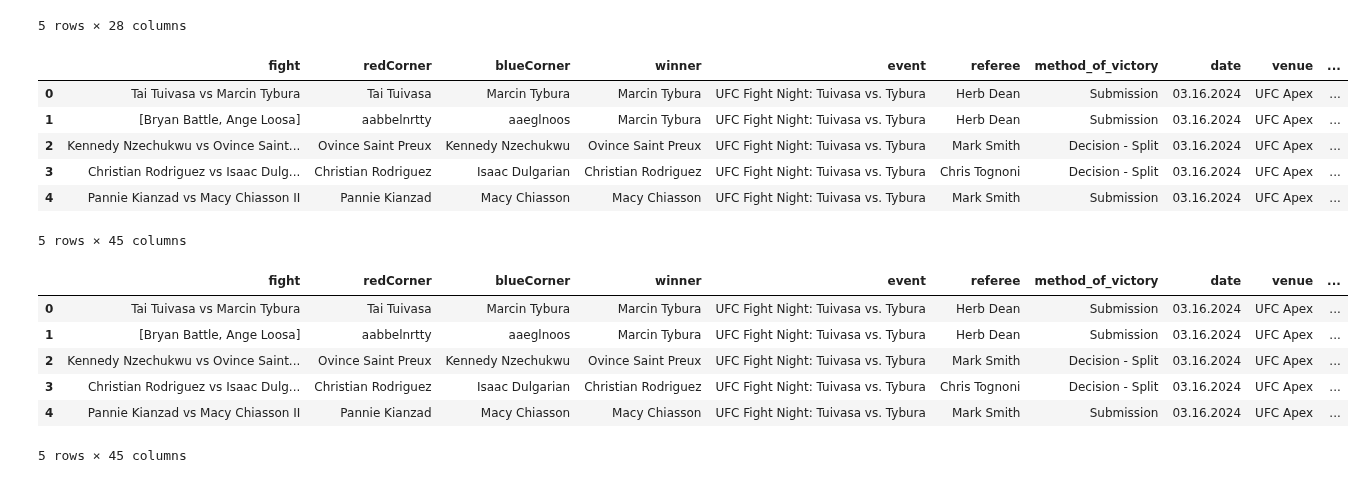
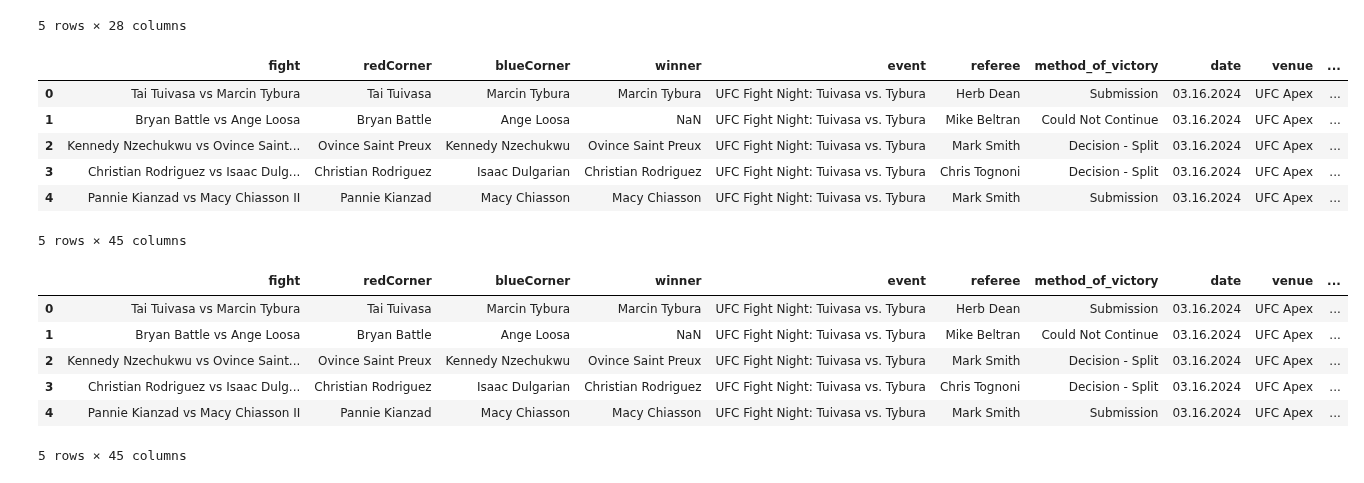
Before and after one commit to maxbraith/UFCModel, a Jupyter notebook: UFCModelGit/updateData/updateData.ipynb, the cells around one changed output. Cells and saved outputs as stored; diff of their text form; code cells hidden in the pictures.

```diff
--- a/UFCModelGit/updateData/updateData.ipynb
+++ b/UFCModelGit/updateData/updateData.ipynb
@@ -128,7 +128,7 @@ print(response)
 # %%
 #get part for url of event, range defines number of events to scrape
 parts0 = []
-for i in range(0, 1):
+for i in range(0, 6):
     soup = BeautifulSoup(response.content, 'html.parser')
     az = soup.find_all('a', class_=re.compile('border-b border-tap_3 border-dotted hover:border-solid'))
     parts0.append(az[i]['href'])
@@ -371,7 +376,7 @@ link = hrefs[0]['href']
 
 #get part for url of event, range defines number of events to scrape
 links = []
-for i in range(0, 1):
+for i in range(0, 6):
     link = hrefs[i]['href']
     links.append(link)
 
@@ -1605,22 +1610,22 @@ dfNew.head()
 # %% [output]
 |  | fight | redCorner | blueCorner | winner | event | referee | method_of_victory | date | venue | ... |
 | 0 | Tai Tuivasa vs Marcin Tybura | Tai Tuivasa | Marcin Tybura | Marcin Tybura | UFC Fight Night: Tuivasa vs. Tybura | Herb Dean | Submission | 03.16.2024 | UFC Apex | ... |
-| 1 | [Bryan Battle, Ange Loosa] | aabbelnrtty | aaeglnoos | Marcin Tybura | UFC Fight Night: Tuivasa vs. Tybura | Herb Dean | Submission | 03.16.2024 | UFC Apex | ... |
+| 1 | Bryan Battle vs Ange Loosa | Bryan Battle | Ange Loosa | NaN | UFC Fight Night: Tuivasa vs. Tybura | Mike Beltran | Could Not Continue | 03.16.2024 | UFC Apex | ... |
 | 2 | Kennedy Nzechukwu vs Ovince Saint... | Ovince Saint Preux | Kennedy Nzechukwu | Ovince Saint Preux | UFC Fight Night: Tuivasa vs. Tybura | Mark Smith | Decision - Split | 03.16.2024 | UFC Apex | ... |
 | 3 | Christian Rodriguez vs Isaac Dulg... | Christian Rodriguez | Isaac Dulgarian | Christian Rodriguez | UFC Fight Night: Tuivasa vs. Tybura | Chris Tognoni | Decision - Split | 03.16.2024 | UFC Apex | ... |
 | 4 | Pannie Kianzad vs Macy Chiasson II | Pannie Kianzad | Macy Chiasson | Macy Chiasson | UFC Fight Night: Tuivasa vs. Tybura | Mark Smith | Submission | 03.16.2024 | UFC Apex | ... |
 5 rows × 45 columns
 # %%
 #write new data to top of csv
-dfOld = pd.read_csv('databaseUpdated-03.11.2024.csv')
+dfOld = pd.read_csv('databaseUpdated-02.04.2024.csv')
 
 updatedData = pd.concat([dfNew, dfOld], ignore_index=True)
 
 updatedData.head()
 # %% [output]
 |  | fight | redCorner | blueCorner | winner | event | referee | method_of_victory | date | venue | ... |
 | 0 | Tai Tuivasa vs Marcin Tybura | Tai Tuivasa | Marcin Tybura | Marcin Tybura | UFC Fight Night: Tuivasa vs. Tybura | Herb Dean | Submission | 03.16.2024 | UFC Apex | ... |
-| 1 | [Bryan Battle, Ange Loosa] | aabbelnrtty | aaeglnoos | Marcin Tybura | UFC Fight Night: Tuivasa vs. Tybura | Herb Dean | Submission | 03.16.2024 | UFC Apex | ... |
+| 1 | Bryan Battle vs Ange Loosa | Bryan Battle | Ange Loosa | NaN | UFC Fight Night: Tuivasa vs. Tybura | Mike Beltran | Could Not Continue | 03.16.2024 | UFC Apex | ... |
 | 2 | Kennedy Nzechukwu vs Ovince Saint... | Ovince Saint Preux | Kennedy Nzechukwu | Ovince Saint Preux | UFC Fight Night: Tuivasa vs. Tybura | Mark Smith | Decision - Split | 03.16.2024 | UFC Apex | ... |
 | 3 | Christian Rodriguez vs Isaac Dulg... | Christian Rodriguez | Isaac Dulgarian | Christian Rodriguez | UFC Fight Night: Tuivasa vs. Tybura | Chris Tognoni | Decision - Split | 03.16.2024 | UFC Apex | ... |
 | 4 | Pannie Kianzad vs Macy Chiasson II | Pannie Kianzad | Macy Chiasson | Macy Chiasson | UFC Fight Night: Tuivasa vs. Tybura | Mark Smith | Submission | 03.16.2024 | UFC Apex | ... |
```
Also changed, not shown: parts of 7 cells of this notebook, 18 other files.
